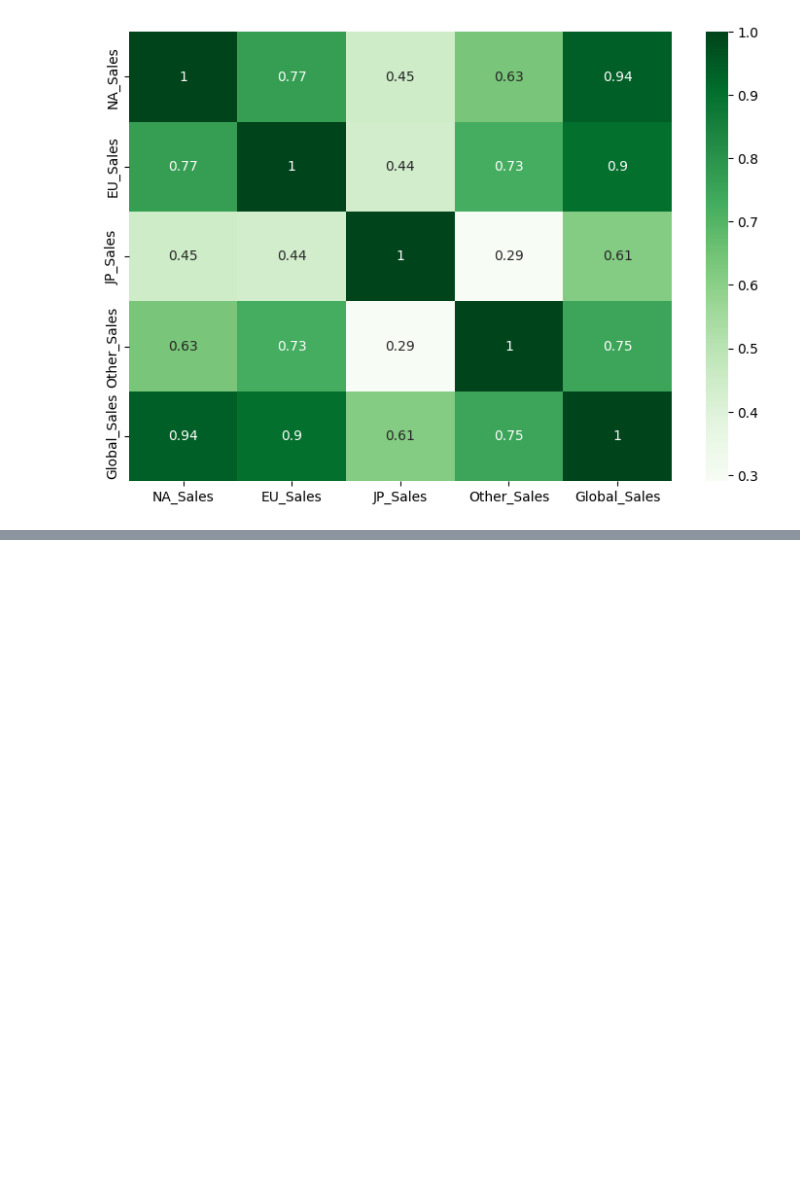
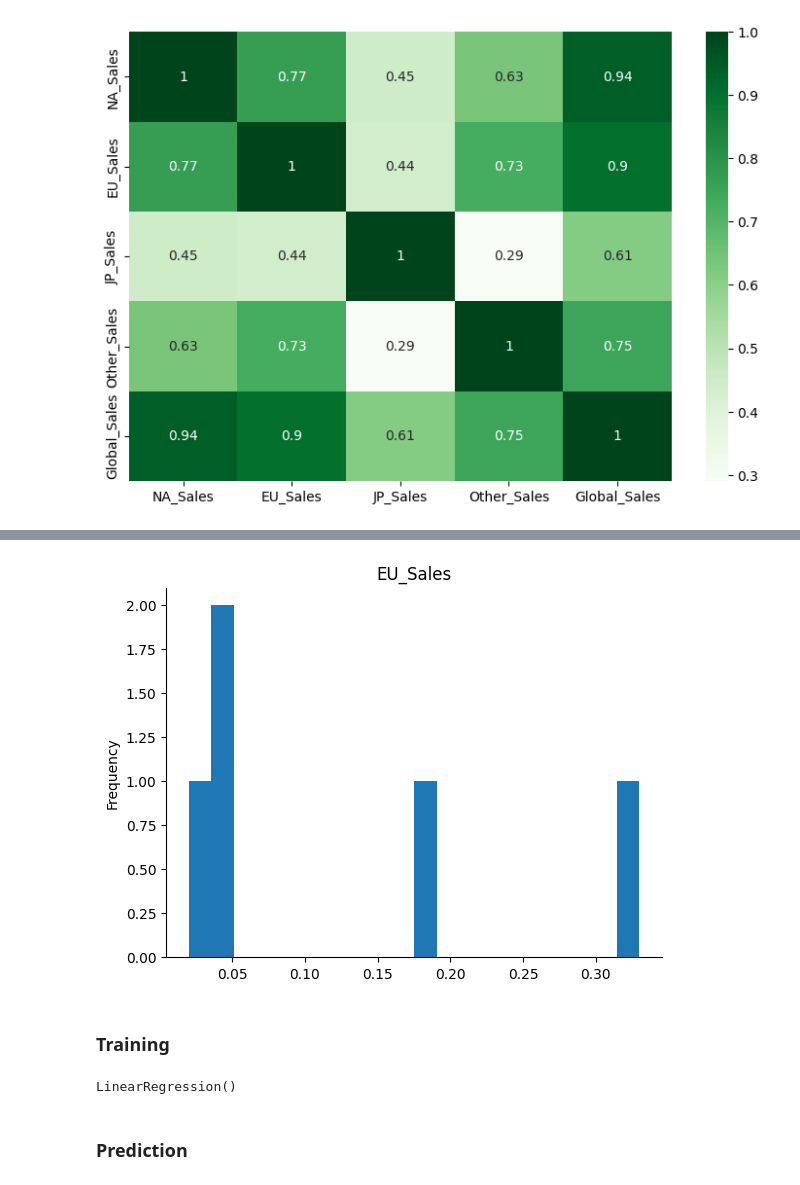
Before and after one commit to prajwalp111/ML, a Jupyter notebook: gaming_ml/video_game.ipynb, the cells around one changed output, grey strips where cells are left out. Drawn from its saved outputs; the diff is of its cells as text; code cells hidden in the pictures; blank space fills up the shorter version.

```diff
--- a/gaming_ml/video_game.ipynb
+++ b/gaming_ml/video_game.ipynb
@@ -121,0 +166,15 @@ sb.heatmap(df_sales.select_dtypes(include = 'number').corr(),annot = True, cmap
+# %%
+from matplotlib import pyplot as plt
+_df_1['EU_Sales'].plot(kind='hist', bins=20, title='EU_Sales')
+plt.gca().spines[['top', 'right',]].set_visible(False)
+# %% [output]
+[figure, added]
+# %% [markdown]
+### Training
+# %%
+lr_model = LinearRegression()
+lr_model.fit(X_train, y_train)
+# %% [output]
+LinearRegression()
+# %% [markdown]
+### Prediction
```
Also changed, not shown: parts of 13 cells of this notebook.
